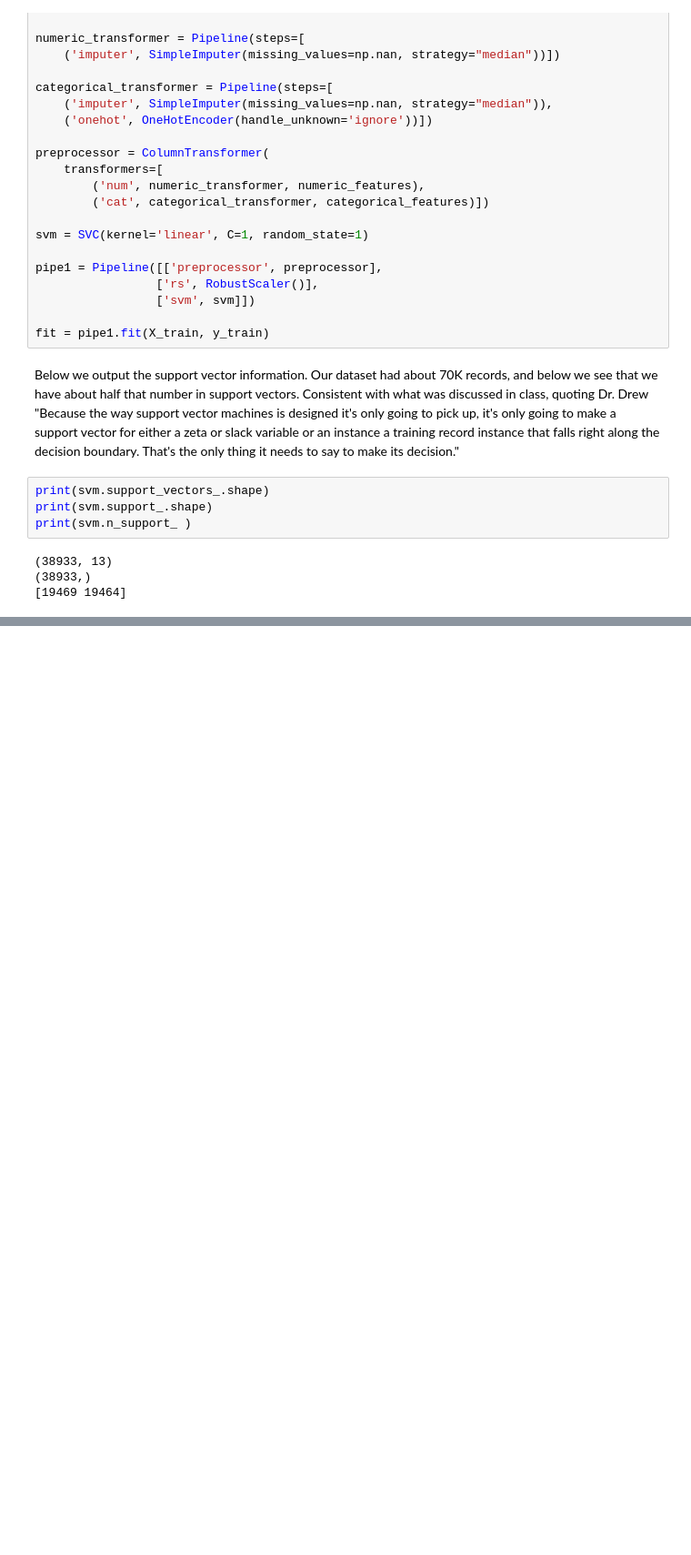
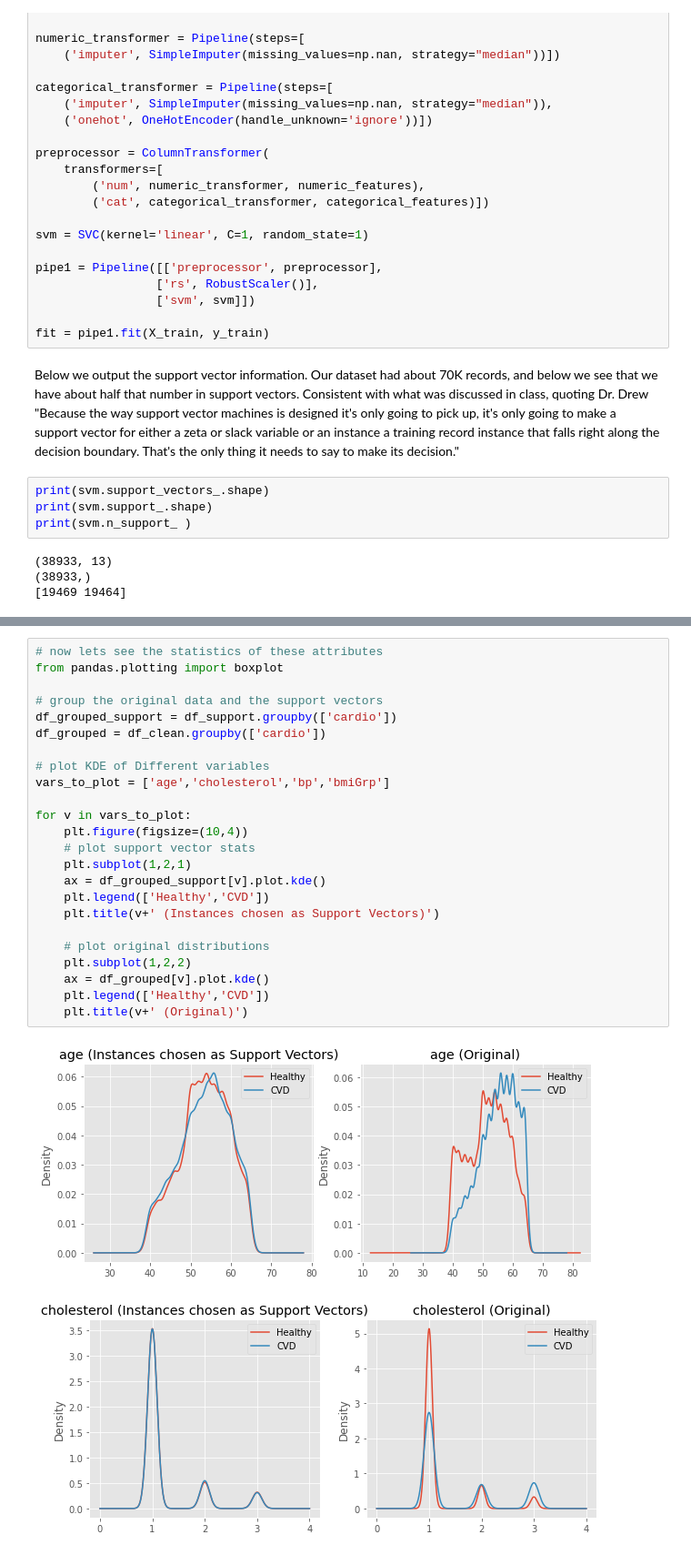
Before and after one commit to RobinsonCW/CardiovascularDiseaseClassification, a Jupyter notebook: src/objectives/mini-lab/CVD-LogReg-SVC-Mini-Lab.ipynb, the cells around one changed output, grey strips where cells are left out. Shown: that part at 91% size. Saved outputs shown, nothing was run; the diff lists cells and outputs as text; blank space fills up the shorter version.

```diff
--- a/src/objectives/mini-lab/CVD-LogReg-SVC-Mini-Lab.ipynb
+++ b/src/objectives/mini-lab/CVD-LogReg-SVC-Mini-Lab.ipynb
@@ -489,0 +552,27 @@ print(svm.n_support_ )
+# %%
+# now lets see the statistics of these attributes
+from pandas.plotting import boxplot
+
+# group the original data and the support vectors
+df_grouped_support = df_support.groupby(['cardio'])
+df_grouped = df_clean.groupby(['cardio'])
+
+# plot KDE of Different variables
+vars_to_plot = ['age','cholesterol','bp','bmiGrp']
+
+for v in vars_to_plot:
+    plt.figure(figsize=(10,4))
+    # plot support vector stats
+    plt.subplot(1,2,1)
+    ax = df_grouped_support[v].plot.kde()
+    plt.legend(['Healthy','CVD'])
+    plt.title(v+' (Instances chosen as Support Vectors)')
+
+    # plot original distributions
+    plt.subplot(1,2,2)
+    ax = df_grouped[v].plot.kde()
+    plt.legend(['Healthy','CVD'])
+    plt.title(v+' (Original)')
+# %% [output]
+[figure, added]
+[figure, added]
```
Also changed, not shown: parts of 7 cells of this notebook.
